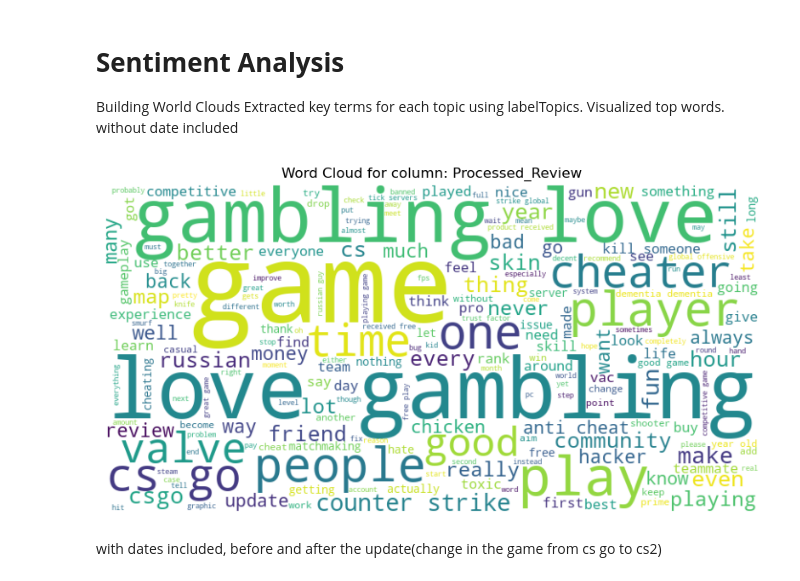
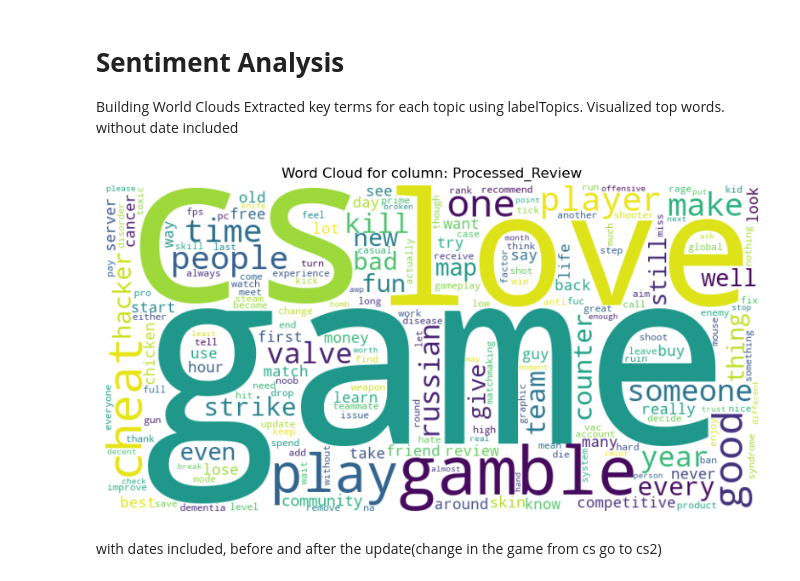
Before and after one commit to s193724/MINITRI_Project_2, a Jupyter notebook: PROJECT_Counter_Strike.ipynb, the cells around one changed output. Saved outputs shown, nothing was run; the diff lists cells and outputs as text; code cells hidden in the pictures.

```diff
--- a/PROJECT_Counter_Strike.ipynb
+++ b/PROJECT_Counter_Strike.ipynb
@@ -276,29 +259,29 @@ without date included
 # %%
 import pandas as pd
 from wordcloud import WordCloud
 import matplotlib.pyplot as plt
 
 data = pd.read_csv('Counter_Strike_cleaned_processed_reviews.csv')# Select the column with text (e.g., 'review_text')
 text_column = 'Processed_Review'
 text_data = data[text_column].dropna().astype(str).str.cat(sep=' ')
 
 # Generate the word cloud
 wordcloud = WordCloud(
     width=800,
     height=400,
     background_color='white',
     max_words=200,
-    collocations=True  # Avoid duplicate phrases
+    collocations=False  # Avoid duplicate phrases
 ).generate(text_data)
 
 # Display the word cloud
 plt.figure(figsize=(10, 5))
 plt.imshow(wordcloud, interpolation='bilinear')
 plt.axis('off')
 plt.title(f'Word Cloud for column: {text_column}')
 plt.show()
 # %% [output]
-[figure, old version]
+[figure, new version]
 # %% [markdown]
 with dates included, before and after the update(change in the game from cs go to cs2)
 # %%
```
Also changed, not shown: parts of 16 cells of this notebook, 1 other file.
